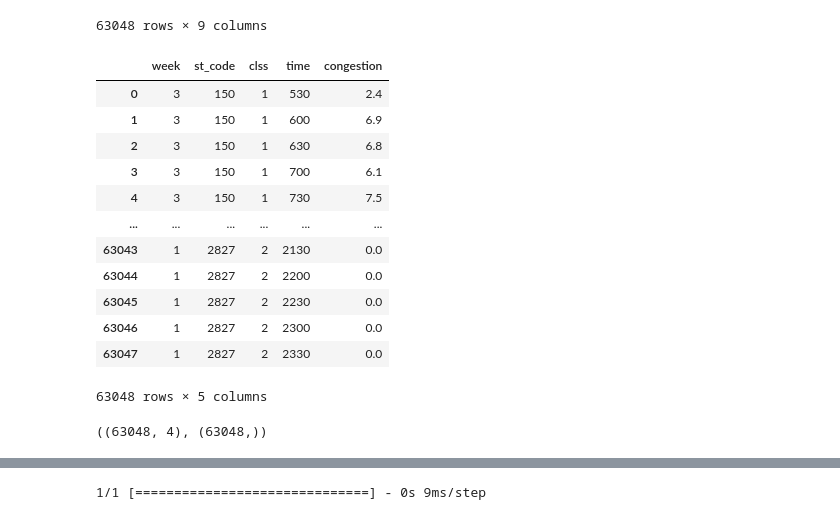
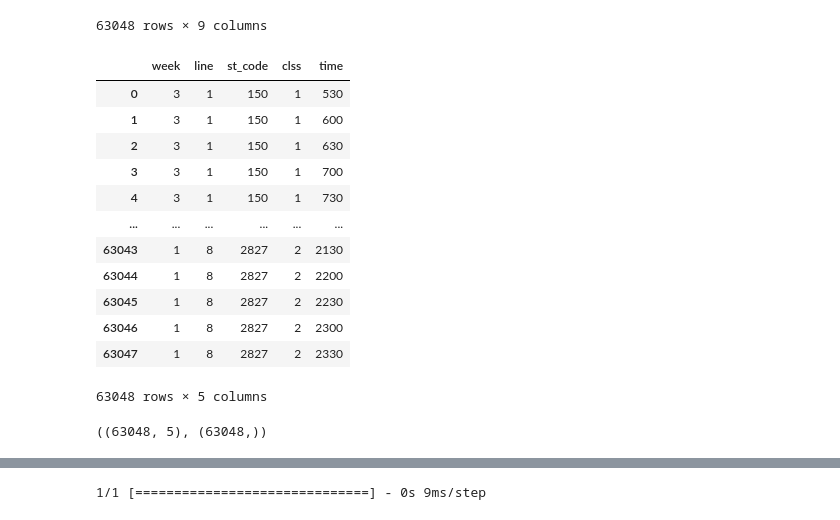
Before and after one commit to KkangJun/codestates_Project4, a Jupyter notebook: cong_app/src/__model.ipynb, the cells around one changed output, grey strips where cells are left out. Drawn from its saved outputs; the diff is of its cells as text; code cells hidden in the pictures.

```diff
--- a/cong_app/src/__model.ipynb
+++ b/cong_app/src/__model.ipynb
@@ -43,7 +44,7 @@ dataset
 | 63047 | 63048 | 1 | 일요일 | 8 | 2827 | 모란 | 하선 | 930 | 0.0 |
 63048 rows × 9 columns
 # %%
-dataset.drop(['id', 'number_asc', 'st_name', 'line'], axis=1, inplace=True, errors='ignore')
+dataset.drop(['id', 'number_asc', 'st_name'], axis=1, inplace=True, errors='ignore')
 dataset.sort_values(['week', 'st_code', 'clss', 'time'], inplace=True)
 dataset.reset_index(drop=True, inplace=True)
 # %%
@@ -54,22 +55,6 @@ dataset.reset_index(drop=True, inplace=True)
 # line 13(2호선), line 14(2호선), line 15(5호선)
 
 dataset = dataset.replace({'평일':1, '토요일':2, '일요일':3, '상선':1, '하선':2, '내선':3, '외선':4})
-# %%
-dataset
-# %% [output]
-|  | week | st_code | clss | time | congestion |
-| 0 | 3 | 150 | 1 | 530 | 2.4 |
-| 1 | 3 | 150 | 1 | 600 | 6.9 |
-| 2 | 3 | 150 | 1 | 630 | 6.8 |
-| 3 | 3 | 150 | 1 | 700 | 6.1 |
-| 4 | 3 | 150 | 1 | 730 | 7.5 |
-| ... | ... | ... | ... | ... | ... |
-| 63043 | 1 | 2827 | 2 | 2130 | 0.0 |
-| 63044 | 1 | 2827 | 2 | 2200 | 0.0 |
-| 63045 | 1 | 2827 | 2 | 2230 | 0.0 |
-| 63046 | 1 | 2827 | 2 | 2300 | 0.0 |
-| 63047 | 1 | 2827 | 2 | 2330 | 0.0 |
-63048 rows × 5 columns
 # %%
 x_train = dataset.drop('congestion', axis=1)
 y_train = dataset['congestion']
@@ -76,7 +71,23 @@ y_train = dataset['congestion']
+# %%
+x_train
+# %% [output]
+|  | week | line | st_code | clss | time |
+| 0 | 3 | 1 | 150 | 1 | 530 |
+| 1 | 3 | 1 | 150 | 1 | 600 |
+| 2 | 3 | 1 | 150 | 1 | 630 |
+| 3 | 3 | 1 | 150 | 1 | 700 |
+| 4 | 3 | 1 | 150 | 1 | 730 |
+| ... | ... | ... | ... | ... | ... |
+| 63043 | 1 | 8 | 2827 | 2 | 2130 |
+| 63044 | 1 | 8 | 2827 | 2 | 2200 |
+| 63045 | 1 | 8 | 2827 | 2 | 2230 |
+| 63046 | 1 | 8 | 2827 | 2 | 2300 |
+| 63047 | 1 | 8 | 2827 | 2 | 2330 |
+63048 rows × 5 columns
 # %%
 x_train.shape, y_train.shape
 # %% [output]
-((63048, 4), (63048,))
+((63048, 5), (63048,))
 # %%
 def base_model():
   inputs = Input(shape=(x_train.shape[1]))
```
Also changed, not shown: parts of 12 cells of this notebook, 14 other files.
